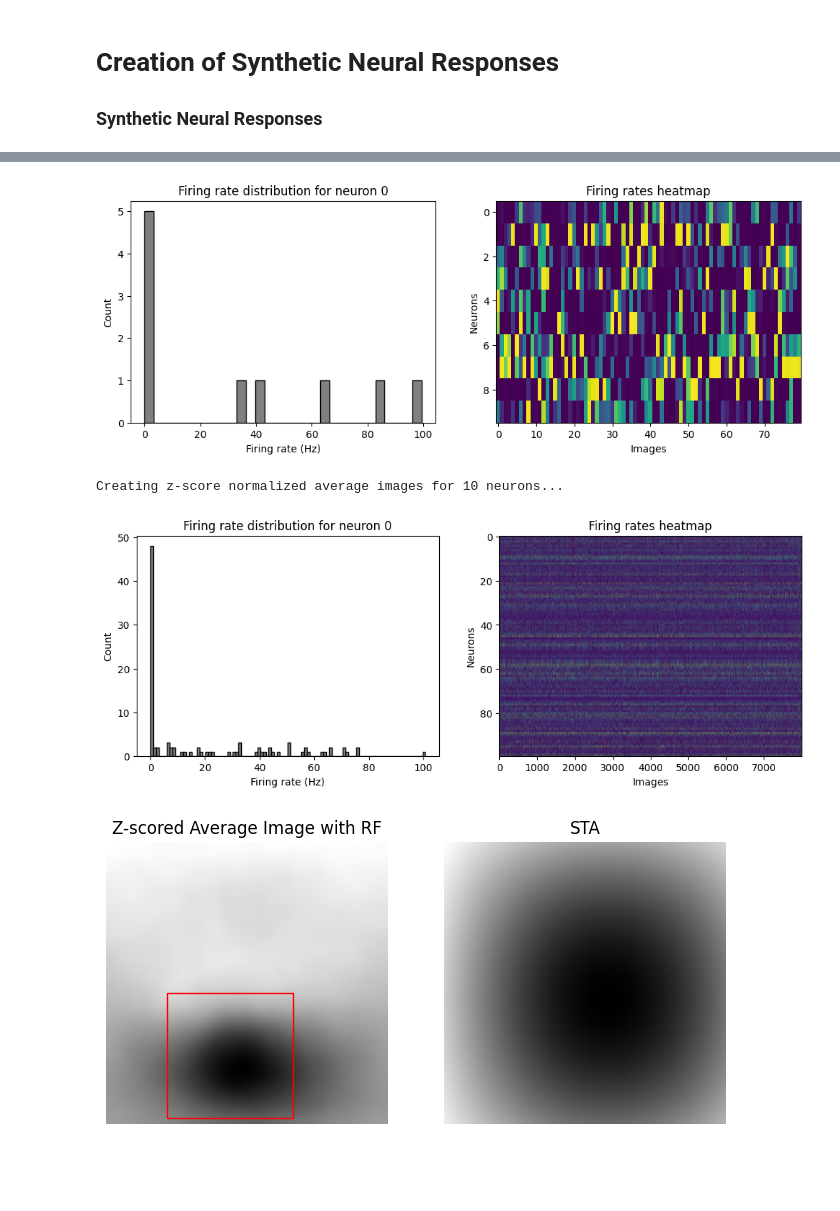
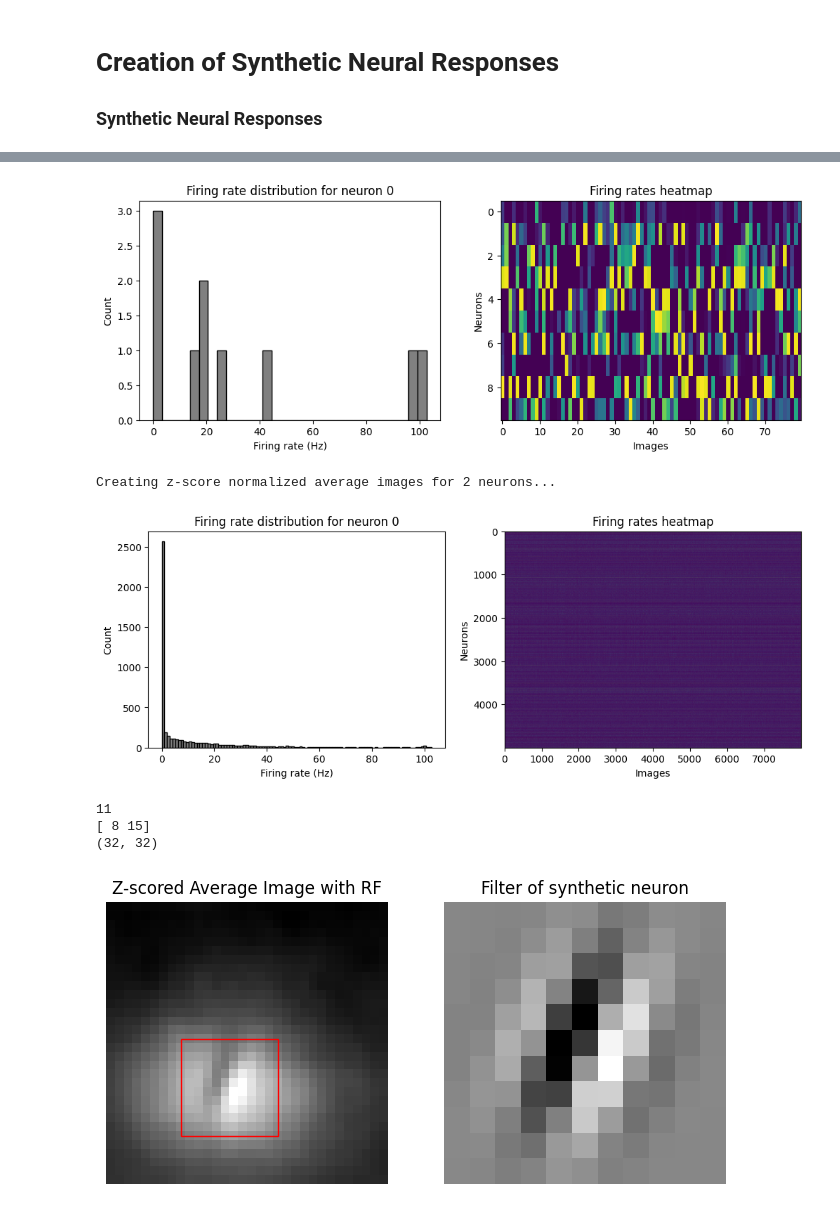
Before and after one commit to lauraporta/neurodecoders, a Jupyter notebook: notebooks/step_1/synthetic_data.ipynb, the cells around one changed output, grey strips where cells are left out. Cells and saved outputs as stored; diff of their text form; code cells hidden in the pictures; blank space fills up the shorter version.

Commit message:
Update synthetic notebook with new datasets figures

```diff
--- a/notebooks/step_1/synthetic_data.ipynb
+++ b/notebooks/step_1/synthetic_data.ipynb
@@ -137,7 +155,7 @@ path_to_synthetic_data = path_to_workspace / "datasets" / "synthetic" / "train"
 all_datasets = list(path_to_synthetic_data.glob("*.npz"))
 datasets = []
 for dataset in all_datasets:
-    if "20250905_14" in dataset.name:
+    if "gabor" in dataset.name:
         print(dataset.name)
         datasets.append(dataset)
 # %% [output]
@@ -199,25 +217,26 @@ ax[1].set_xlabel("Images")
 ax[1].set_ylabel("Neurons")
 plt.show()
 # %% [output]
-[figure, old version]
+[figure, new version]
 # %%
 # let's look at the big dataset and create z-scored neuron average images
 # to see if they look like the STA
+import numpy as np
 from neurodecoders.synthetic.create_zscored_neuron_averages import (
     create_zscore_neuron_average_images,
 )
 
-big_dataset_path = datasets[0]
+big_dataset_path = datasets[3]
 big_data = np.load(big_dataset_path)
-
-average_images_zscore = create_zscore_neuron_average_images(
-        big_data["images"], big_data["responses"], n_neurons=10
-    )
-# %% [output]
-Creating z-score normalized average images for 10 neurons...
+# %%
+average_images_zscore = create_zscore_neuron_average_images(
+        big_data["images"], big_data["responses"], n_neurons=2
+    )
+# %% [output]
+Creating z-score normalized average images for 2 neurons...
 # %%
 # plot the distribution of firing rates for this neuron
-
+import matplotlib.pyplot as plt
 fig, ax = plt.subplots(1, 2, figsize=(12, 4))
 ax[0].hist(big_data["responses"][0], bins=100, color="gray", edgecolor="black")
 ax[0].set_title("Firing rate distribution for neuron 0")
@@ -229,29 +248,35 @@ ax[1].set_xlabel("Images")
 ax[1].set_ylabel("Neurons")
 plt.show()
 # %% [output]
-[figure, old version]
+[figure, new version]
 # %%
-neuron_id = 9
+neuron_id = 1
 
 #  plot the z-scored average image and the patch bounding box
 sta = big_data["stas"][neuron_id]
 sta_shape = sta.shape[0]
+print(sta_shape)
 rf_coords = big_data["rf_coords"][neuron_id]
+print(rf_coords)
 zscore_image = average_images_zscore[neuron_id][0, :, :]
+print(zscore_image.shape)
 fig, ax = plt.subplots(1, 2, figsize=(8, 4))
 ax[0].imshow(zscore_image, cmap="gray")
 rect = plt.Rectangle(
     (rf_coords[0], rf_coords[1]), sta_shape, sta_shape, linewidth=1, edgecolor="r", facecolor="none"
 )
 ax[0].add_patch(rect)
 ax[0].set_title("Z-scored Average Image with RF")
 ax[1].imshow(sta, cmap="gray")
-ax[1].set_title("STA")
+ax[1].set_title("Filter of synthetic neuron")
 ax[0].axis("off")
 ax[1].axis("off")
 plt.show()
 # %% [output]
+11
+[ 8 15]
+(32, 32)
-[figure, old version]
+[figure, new version]
 # %%
 stas = big_data["stas"]
 
```
Also changed, not shown: parts of 8 cells of this notebook.
